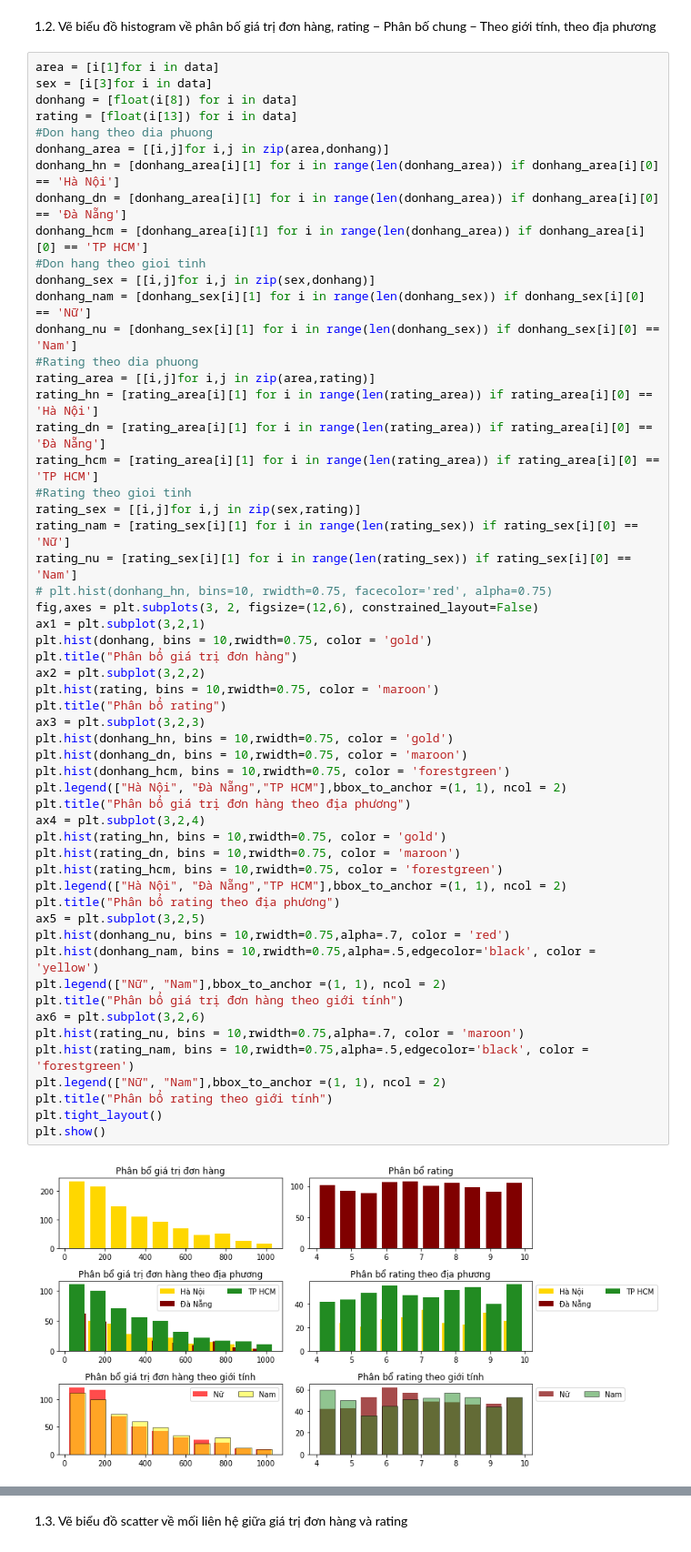
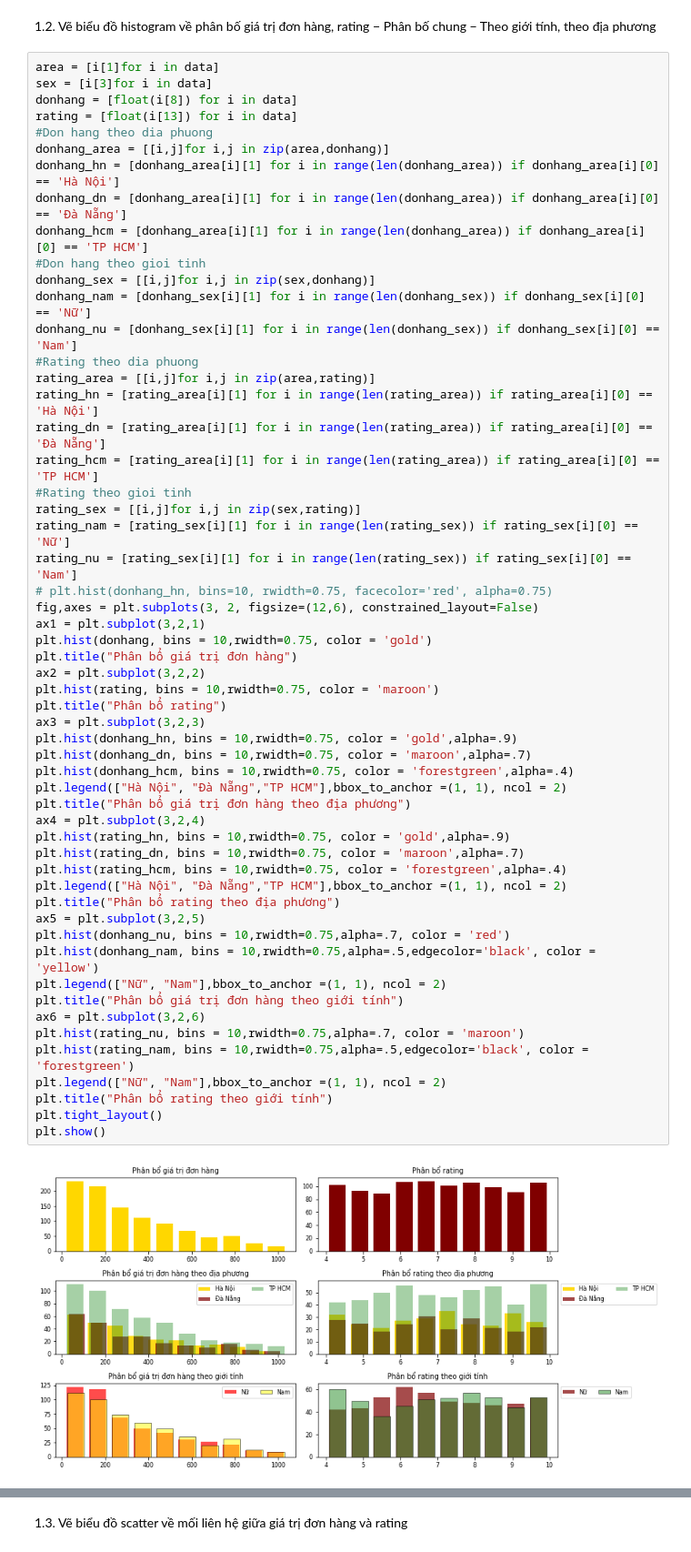
Before and after one commit to Hoanpc777/Python1, a Jupyter notebook: B4/[DS03]_[2.2]_[PhanCongHoan].ipynb, the cells around one changed output, grey strips where cells are left out. Shown at 91% size. Drawn from its saved outputs; the diff is of its cells as text.

```diff
--- a/B4/[DS03]_[2.2]_[PhanCongHoan].ipynb
+++ b/B4/[DS03]_[2.2]_[PhanCongHoan].ipynb
@@ -86,37 +89,37 @@ rating_hcm = [rating_area[i][1] for i in range(len(rating_area)) if rating_area[
 rating_sex = [[i,j]for i,j in zip(sex,rating)]
 rating_nam = [rating_sex[i][1] for i in range(len(rating_sex)) if rating_sex[i][0] == 'Nữ']
 rating_nu = [rating_sex[i][1] for i in range(len(rating_sex)) if rating_sex[i][0] == 'Nam']
 # plt.hist(donhang_hn, bins=10, rwidth=0.75, facecolor='red', alpha=0.75)
 fig,axes = plt.subplots(3, 2, figsize=(12,6), constrained_layout=False)
 ax1 = plt.subplot(3,2,1)
 plt.hist(donhang, bins = 10,rwidth=0.75, color = 'gold')
 plt.title("Phân bổ giá trị đơn hàng")
 ax2 = plt.subplot(3,2,2)
 plt.hist(rating, bins = 10,rwidth=0.75, color = 'maroon')
 plt.title("Phân bổ rating")
 ax3 = plt.subplot(3,2,3)
-plt.hist(donhang_hn, bins = 10,rwidth=0.75, color = 'gold')
-plt.hist(donhang_dn, bins = 10,rwidth=0.75, color = 'maroon')
-plt.hist(donhang_hcm, bins = 10,rwidth=0.75, color = 'forestgreen')
+plt.hist(donhang_hn, bins = 10,rwidth=0.75, color = 'gold',alpha=.9)
+plt.hist(donhang_dn, bins = 10,rwidth=0.75, color = 'maroon',alpha=.7)
+plt.hist(donhang_hcm, bins = 10,rwidth=0.75, color = 'forestgreen',alpha=.4)
 plt.legend(["Hà Nội", "Đà Nẵng","TP HCM"],bbox_to_anchor =(1, 1), ncol = 2)
 plt.title("Phân bổ giá trị đơn hàng theo địa phương")
 ax4 = plt.subplot(3,2,4)
-plt.hist(rating_hn, bins = 10,rwidth=0.75, color = 'gold')
-plt.hist(rating_dn, bins = 10,rwidth=0.75, color = 'maroon')
-plt.hist(rating_hcm, bins = 10,rwidth=0.75, color = 'forestgreen')
+plt.hist(rating_hn, bins = 10,rwidth=0.75, color = 'gold',alpha=.9)
+plt.hist(rating_dn, bins = 10,rwidth=0.75, color = 'maroon',alpha=.7)
+plt.hist(rating_hcm, bins = 10,rwidth=0.75, color = 'forestgreen',alpha=.4)
 plt.legend(["Hà Nội", "Đà Nẵng","TP HCM"],bbox_to_anchor =(1, 1), ncol = 2)
 plt.title("Phân bổ rating theo địa phương")
 ax5 = plt.subplot(3,2,5)
 plt.hist(donhang_nu, bins = 10,rwidth=0.75,alpha=.7, color = 'red')
 plt.hist(donhang_nam, bins = 10,rwidth=0.75,alpha=.5,edgecolor='black', color = 'yellow')
 plt.legend(["Nữ", "Nam"],bbox_to_anchor =(1, 1), ncol = 2)
 plt.title("Phân bổ giá trị đơn hàng theo giới tính")
 ax6 = plt.subplot(3,2,6)
 plt.hist(rating_nu, bins = 10,rwidth=0.75,alpha=.7, color = 'maroon')
 plt.hist(rating_nam, bins = 10,rwidth=0.75,alpha=.5,edgecolor='black', color = 'forestgreen')
 plt.legend(["Nữ", "Nam"],bbox_to_anchor =(1, 1), ncol = 2)
 plt.title("Phân bổ rating theo giới tính")
 plt.tight_layout()
 plt.show()
 # %% [output]
-[figure, old version]
+[figure, new version]
```
Also changed, not shown: parts of 8 cells of this notebook.
